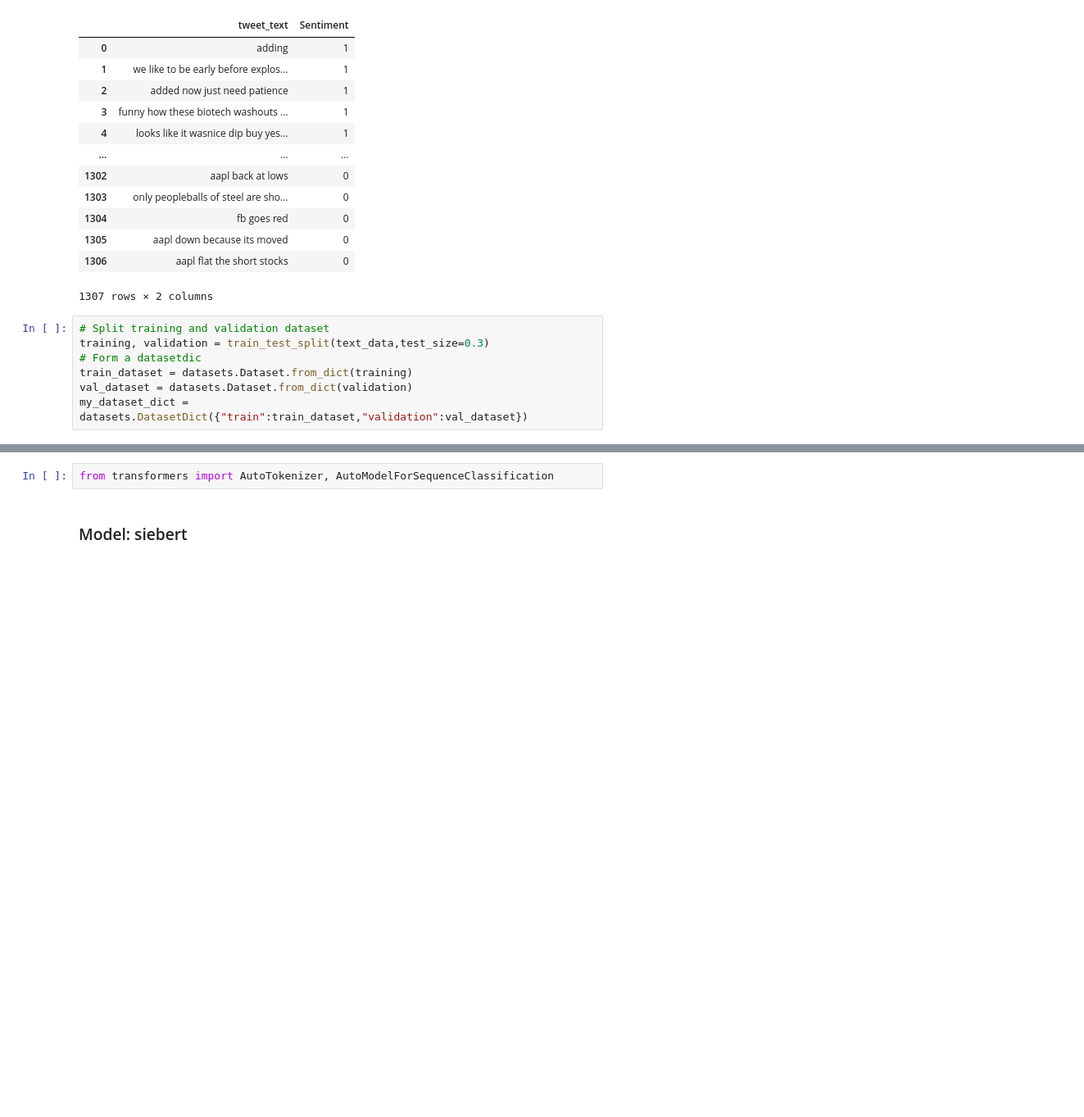
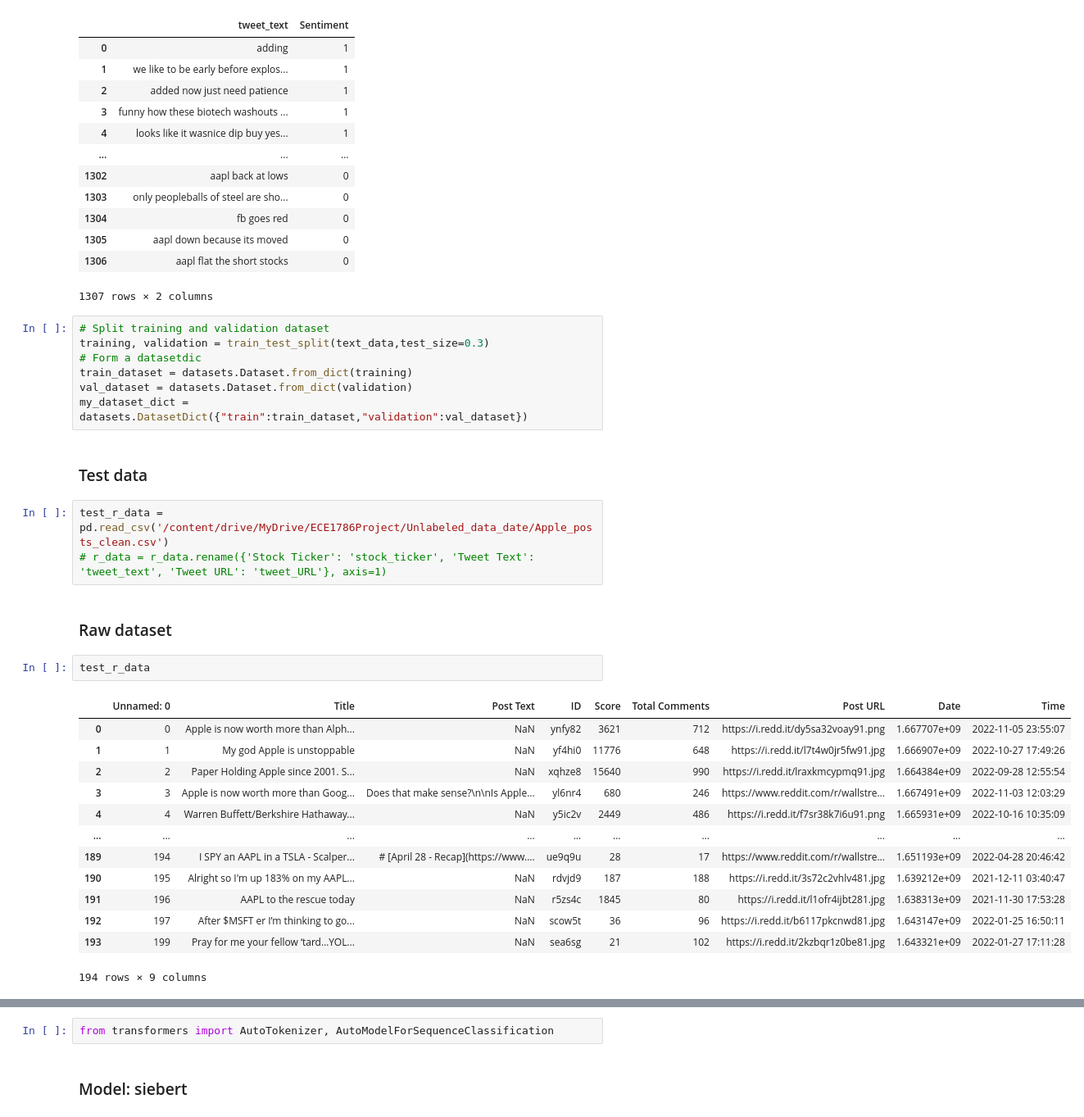
Before and after one commit to ece1786-2022/HiveMindInvestor, a Jupyter notebook: baseline_sentiment_model.ipynb, the cells around one changed output, grey strips where cells are left out. Shown at 82% size. Saved outputs shown, nothing was run; the diff lists cells and outputs as text; blank space fills up the shorter version.

```diff
--- a/baseline_sentiment_model.ipynb
+++ b/baseline_sentiment_model.ipynb
@@ -125,3 +124,26 @@ training, validation = train_test_split(text_data,test_size=0.3)
 train_dataset = datasets.Dataset.from_dict(training)
 val_dataset = datasets.Dataset.from_dict(validation)
 my_dataset_dict = datasets.DatasetDict({"train":train_dataset,"validation":val_dataset})
+# %% [markdown]
+### Test data
+# %%
+test_r_data = pd.read_csv('/content/drive/MyDrive/ECE1786Project/Unlabeled_data_date/Apple_posts_clean.csv')
+# r_data = r_data.rename({'Stock Ticker': 'stock_ticker', 'Tweet Text': 'tweet_text', 'Tweet URL': 'tweet_URL'}, axis=1)
+# %% [markdown]
+### Raw dataset
+# %%
+test_r_data
+# %% [output]
+|  | Unnamed: 0 | Title | Post Text | ID | Score | Total Comments | Post URL | Date | Time |
+| 0 | 0 | Apple is now worth more than Alph... | NaN | ynfy82 | 3621 | 712 | https://i.redd.it/dy5sa32voay91.png | 1.667707e+09 | 2022-11-05 23:55:07 |
+| 1 | 1 | My god Apple is unstoppable | NaN | yf4hi0 | 11776 | 648 | https://i.redd.it/l7t4w0jr5fw91.jpg | 1.666907e+09 | 2022-10-27 17:49:26 |
+| 2 | 2 | Paper Holding Apple since 2001. S... | NaN | xqhze8 | 15640 | 990 | https://i.redd.it/lraxkmcypmq91.jpg | 1.664384e+09 | 2022-09-28 12:55:54 |
+| 3 | 3 | Apple is now worth more than Goog... | Does that make sense?\n\nIs Apple... | yl6nr4 | 680 | 246 | https://www.reddit.com/r/wallstre... | 1.667491e+09 | 2022-11-03 12:03:29 |
+| 4 | 4 | Warren Buffett/Berkshire Hathaway... | NaN | y5ic2v | 2449 | 486 | https://i.redd.it/f7sr38k7i6u91.png | 1.665931e+09 | 2022-10-16 10:35:09 |
+| ... | ... | ... | ... | ... | ... | ... | ... | ... | ... |
+| 189 | 194 | I SPY an AAPL in a TSLA - Scalper... | # [April 28 - Recap](https://www.... | ue9q9u | 28 | 17 | https://www.reddit.com/r/wallstre... | 1.651193e+09 | 2022-04-28 20:46:42 |
+| 190 | 195 | Alright so I'm up 183% on my AAPL... | NaN | rdvjd9 | 187 | 188 | https://i.redd.it/3s72c2vhlv481.jpg | 1.639212e+09 | 2021-12-11 03:40:47 |
+| 191 | 196 | AAPL to the rescue today | NaN | r5zs4c | 1845 | 80 | https://i.redd.it/l1ofr4ijbt281.jpg | 1.638313e+09 | 2021-11-30 17:53:28 |
+| 192 | 197 | After $MSFT er I’m thinking to go... | NaN | scow5t | 36 | 96 | https://i.redd.it/b6117pkcnwd81.jpg | 1.643147e+09 | 2022-01-25 16:50:11 |
+| 193 | 199 | Pray for me your fellow ‘tard…YOL... | NaN | sea6sg | 21 | 102 | https://i.redd.it/2kzbqr1z0be81.jpg | 1.643321e+09 | 2022-01-27 17:11:28 |
+194 rows × 9 columns
```
Also changed, not shown: parts of 23 cells of this notebook.
